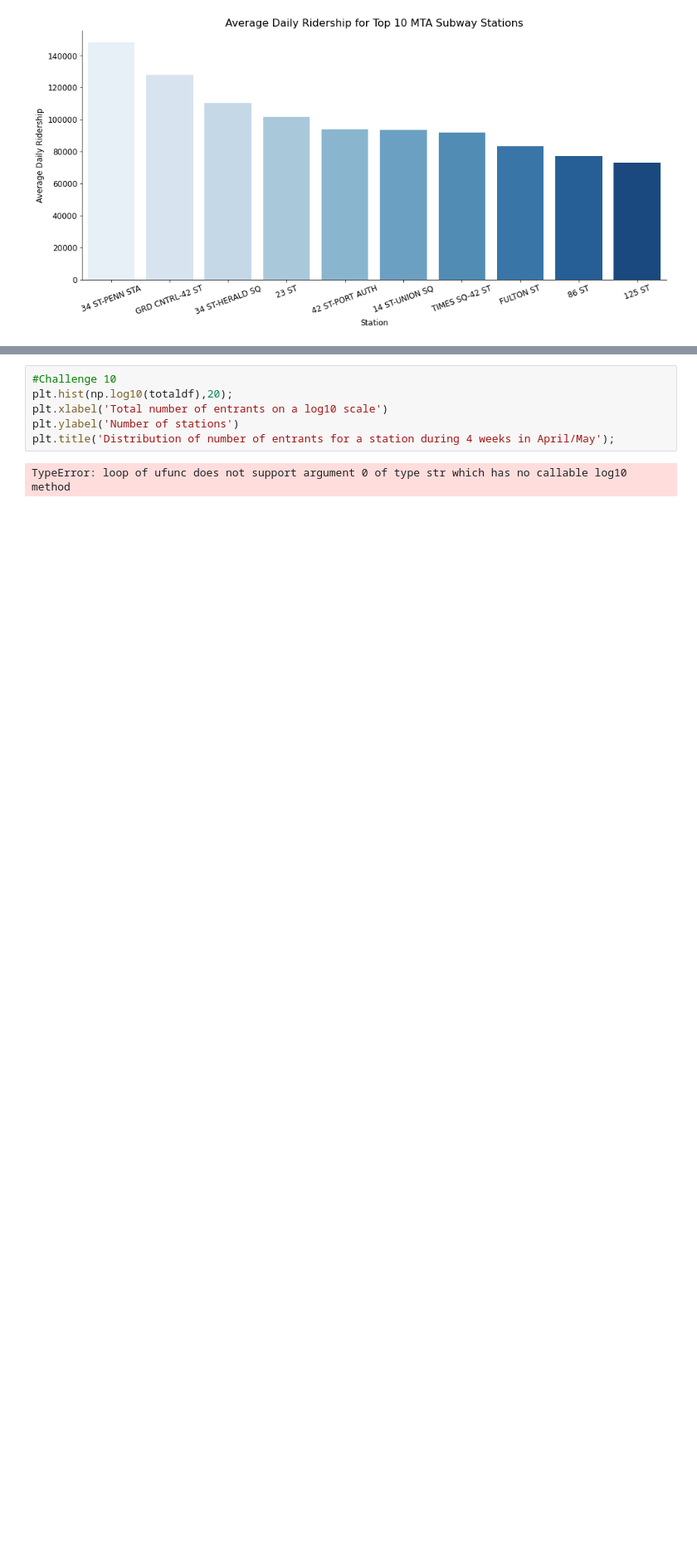
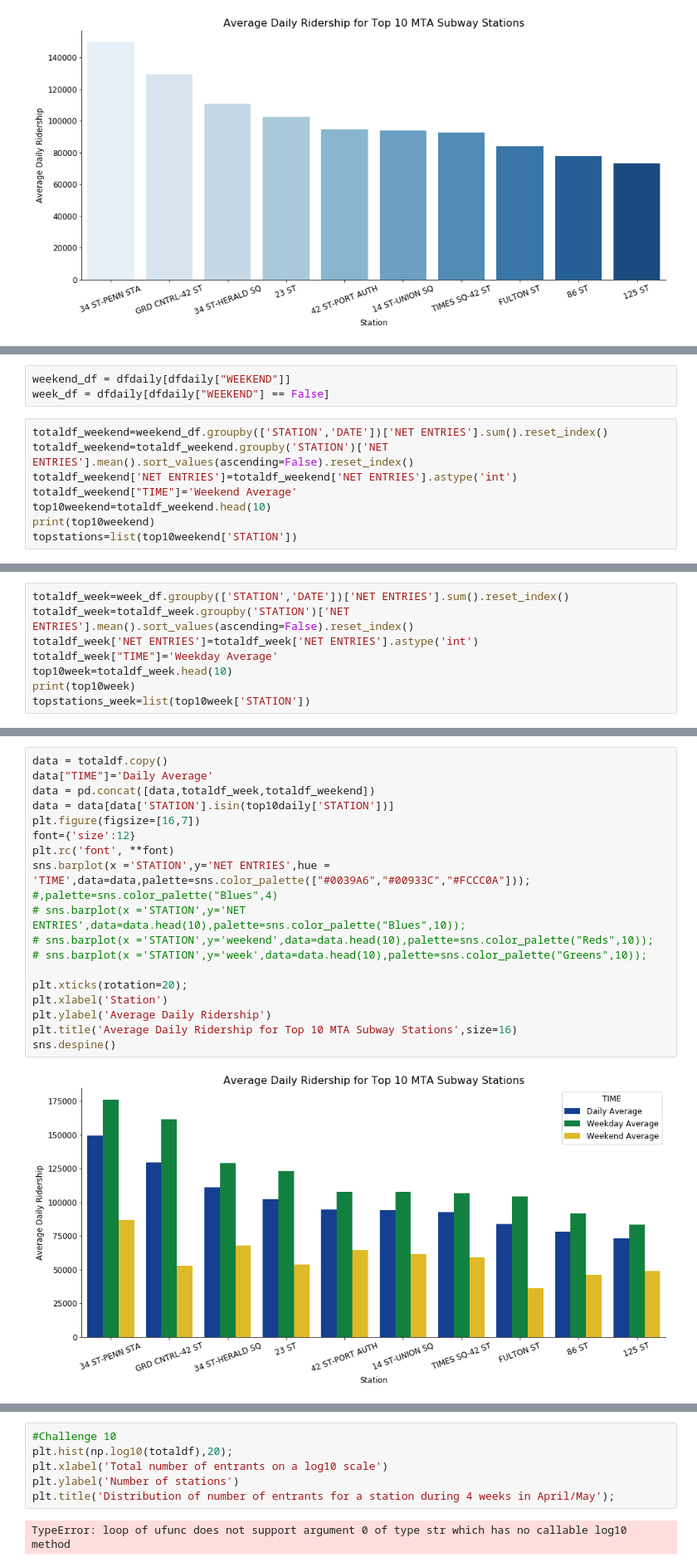
Before and after one commit to bubblebooy/Metis-Project-1-EDA, a Jupyter notebook: Subway Project EDA 0401.ipynb, the cells around one changed output, grey strips where cells are left out. Shown at 83% size. Cells and saved outputs as stored; diff of their text form; blank space fills up the shorter version.

Commit message:
weekend vs weekeday'

```diff
--- a/Subway Project EDA 0401.ipynb
+++ b/Subway Project EDA 0401.ipynb
@@ -227,0 +229,11 @@ sns.despine()
+# %%
+weekend_df = dfdaily[dfdaily["WEEKEND"]]
+week_df = dfdaily[dfdaily["WEEKEND"] == False]
+# %%
+totaldf_weekend=weekend_df.groupby(['STATION','DATE'])['NET ENTRIES'].sum().reset_index()
+totaldf_weekend=totaldf_weekend.groupby('STATION')['NET ENTRIES'].mean().sort_values(ascending=False).reset_index()
+totaldf_weekend['NET ENTRIES']=totaldf_weekend['NET ENTRIES'].astype('int')
+totaldf_weekend["TIME"]='Weekend Average'
+top10weekend=totaldf_weekend.head(10)
+print(top10weekend)
+topstations=list(top10weekend['STATION'])
@@ -227,0 +252,8 @@ sns.despine()
+# %%
+totaldf_week=week_df.groupby(['STATION','DATE'])['NET ENTRIES'].sum().reset_index()
+totaldf_week=totaldf_week.groupby('STATION')['NET ENTRIES'].mean().sort_values(ascending=False).reset_index()
+totaldf_week['NET ENTRIES']=totaldf_week['NET ENTRIES'].astype('int')
+totaldf_week["TIME"]='Weekday Average'
+top10week=totaldf_week.head(10)
+print(top10week)
+topstations_week=list(top10week['STATION'])
@@ -227,0 +272,20 @@ sns.despine()
+# %%
+data = totaldf.copy()
+data["TIME"]='Daily Average'
+data = pd.concat([data,totaldf_week,totaldf_weekend])
+data = data[data['STATION'].isin(top10daily['STATION'])]
+plt.figure(figsize=[16,7])
+font={'size':12}
+plt.rc('font', **font)
+sns.barplot(x ='STATION',y='NET ENTRIES',hue = 'TIME',data=data,palette=sns.color_palette(["#0039A6","#00933C","#FCCC0A"])); #,palette=sns.color_palette("Blues",4)
+# sns.barplot(x ='STATION',y='NET ENTRIES',data=data.head(10),palette=sns.color_palette("Blues",10));
+# sns.barplot(x ='STATION',y='weekend',data=data.head(10),palette=sns.color_palette("Reds",10));
+# sns.barplot(x ='STATION',y='week',data=data.head(10),palette=sns.color_palette("Greens",10));
+
+plt.xticks(rotation=20);
+plt.xlabel('Station')
+plt.ylabel('Average Daily Ridership')
+plt.title('Average Daily Ridership for Top 10 MTA Subway Stations',size=16)
+sns.despine()
+# %% [output]
+[figure, added]
```
Also changed, not shown: parts of 12 cells of this notebook.
